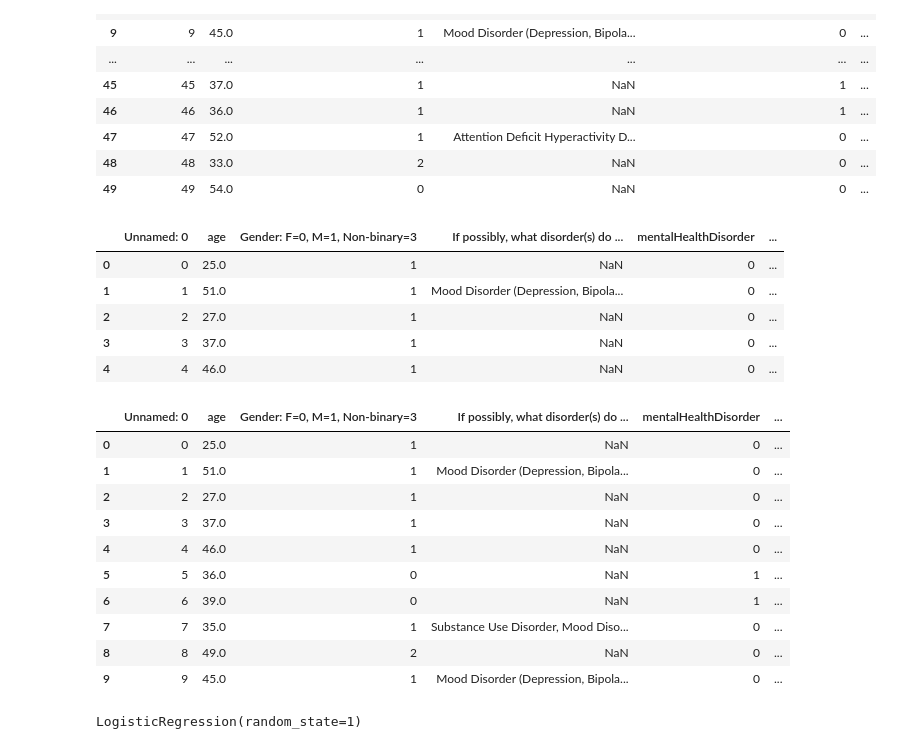
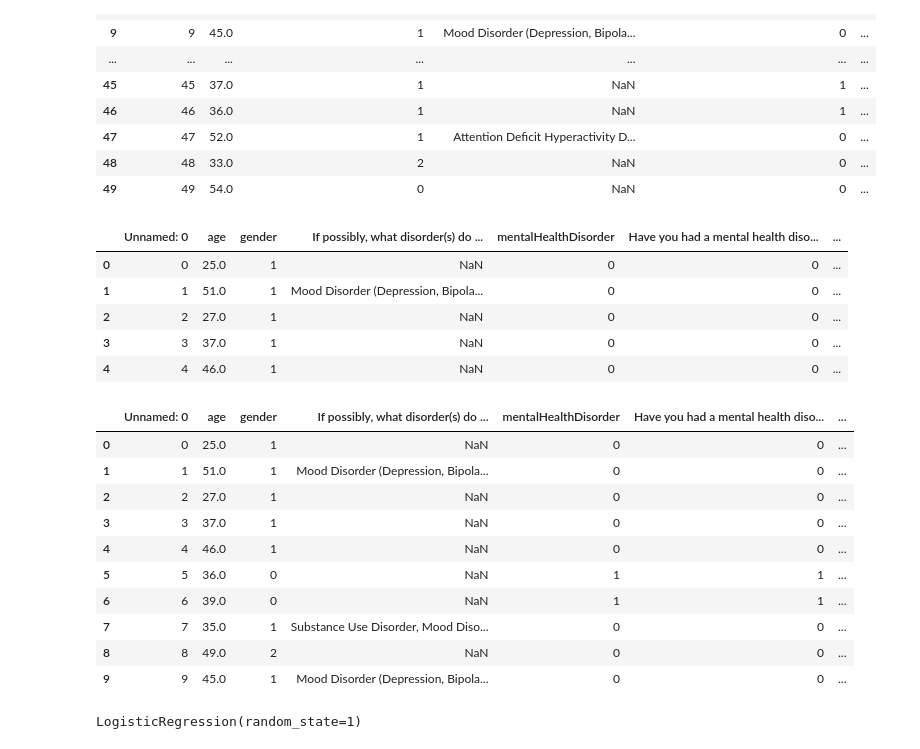
Before and after one commit to Hamza97anh/Mental-Health-Machine-Learning, a Jupyter notebook: TM/ML_mockup.ipynb, the cells around one changed output. Saved outputs shown, nothing was run; the diff lists cells and outputs as text; code cells hidden in the pictures.

Commit message:
ML Test - Gender.

```diff
--- a/TM/ML_mockup.ipynb
+++ b/TM/ML_mockup.ipynb
@@ -31,49 +31,49 @@ data.head(50)
 | 49 | 49 | 54.0 | 0 | NaN | 0 | ... |
 # %%
 # Rename ind and dep variable columns
-renamed_data = data.rename(columns = {'Gender: F=0 M=1, Non-binary=3':'gender',\
+renamed_data = data.rename(columns = {'Gender: F=0, M=1, Non-binary=3':'gender',\
                                       'Have you ever been diagnosed with a mental health disorder? Y=1 N=0':'mentalHealthDisorder',\
                                       'Are you self-employed? Y=1 N=0':'selfEmployment'})
 renamed_data.head()
 # %% [output]
-|  | Unnamed: 0 | age | Gender: F=0, M=1, Non-binary=3 | If possibly, what disorder(s) do ... | mentalHealthDisorder | ... |
-| 0 | 0 | 25.0 | 1 | NaN | 0 | ... |
-| 1 | 1 | 51.0 | 1 | Mood Disorder (Depression, Bipola... | 0 | ... |
-| 2 | 2 | 27.0 | 1 | NaN | 0 | ... |
-| 3 | 3 | 37.0 | 1 | NaN | 0 | ... |
-| 4 | 4 | 46.0 | 1 | NaN | 0 | ... |
+|  | Unnamed: 0 | age | gender | If possibly, what disorder(s) do ... | mentalHealthDisorder | Have you had a mental health diso... | ... |
+| 0 | 0 | 25.0 | 1 | NaN | 0 | 0 | ... |
+| 1 | 1 | 51.0 | 1 | Mood Disorder (Depression, Bipola... | 0 | 0 | ... |
+| 2 | 2 | 27.0 | 1 | NaN | 0 | 0 | ... |
+| 3 | 3 | 37.0 | 1 | NaN | 0 | 0 | ... |
+| 4 | 4 | 46.0 | 1 | NaN | 0 | 0 | ... |
 # %%
 # # Convert col to strings
 # renamed_data.formalDiscussion = renamed_data.formalDiscussion.astype(str)
 # %%
 # # Clean to only 'Yes' or 'No'
 # new_col = []
 
 # # Loop through dataframe
 # for data in renamed_data.values:
 
 #     if (str(data[6]).lower() != 'yes') and (str(data[6]).lower() != 'no'):
 #         data[6] = None
 #     new_col.append(data[6])
 
 # # Create new df
 # renamed_data.formalDiscussion = new_col
 
 
-df = renamed_data.dropna(subset=['age'])
+df = renamed_data.dropna(subset=['gender'])
 renamed_data.head(10)
 # %% [output]
-|  | Unnamed: 0 | age | Gender: F=0, M=1, Non-binary=3 | If possibly, what disorder(s) do ... | mentalHealthDisorder | ... |
-| 0 | 0 | 25.0 | 1 | NaN | 0 | ... |
-| 1 | 1 | 51.0 | 1 | Mood Disorder (Depression, Bipola... | 0 | ... |
-| 2 | 2 | 27.0 | 1 | NaN | 0 | ... |
-| 3 | 3 | 37.0 | 1 | NaN | 0 | ... |
-| 4 | 4 | 46.0 | 1 | NaN | 0 | ... |
-| 5 | 5 | 36.0 | 0 | NaN | 1 | ... |
-| 6 | 6 | 39.0 | 0 | NaN | 1 | ... |
-| 7 | 7 | 35.0 | 1 | Substance Use Disorder, Mood Diso... | 0 | ... |
-| 8 | 8 | 49.0 | 2 | NaN | 0 | ... |
-| 9 | 9 | 45.0 | 1 | Mood Disorder (Depression, Bipola... | 0 | ... |
+|  | Unnamed: 0 | age | gender | If possibly, what disorder(s) do ... | mentalHealthDisorder | Have you had a mental health diso... | ... |
+| 0 | 0 | 25.0 | 1 | NaN | 0 | 0 | ... |
+| 1 | 1 | 51.0 | 1 | Mood Disorder (Depression, Bipola... | 0 | 0 | ... |
+| 2 | 2 | 27.0 | 1 | NaN | 0 | 0 | ... |
+| 3 | 3 | 37.0 | 1 | NaN | 0 | 0 | ... |
+| 4 | 4 | 46.0 | 1 | NaN | 0 | 0 | ... |
+| 5 | 5 | 36.0 | 0 | NaN | 1 | 1 | ... |
+| 6 | 6 | 39.0 | 0 | NaN | 1 | 1 | ... |
+| 7 | 7 | 35.0 | 1 | Substance Use Disorder, Mood Diso... | 0 | 0 | ... |
+| 8 | 8 | 49.0 | 2 | NaN | 0 | 0 | ... |
+| 9 | 9 | 45.0 | 1 | Mood Disorder (Depression, Bipola... | 0 | 0 | ... |
 # %%
 ## Potential independent variables:
 # Age
```
Also changed, not shown: parts of 5 cells of this notebook.
